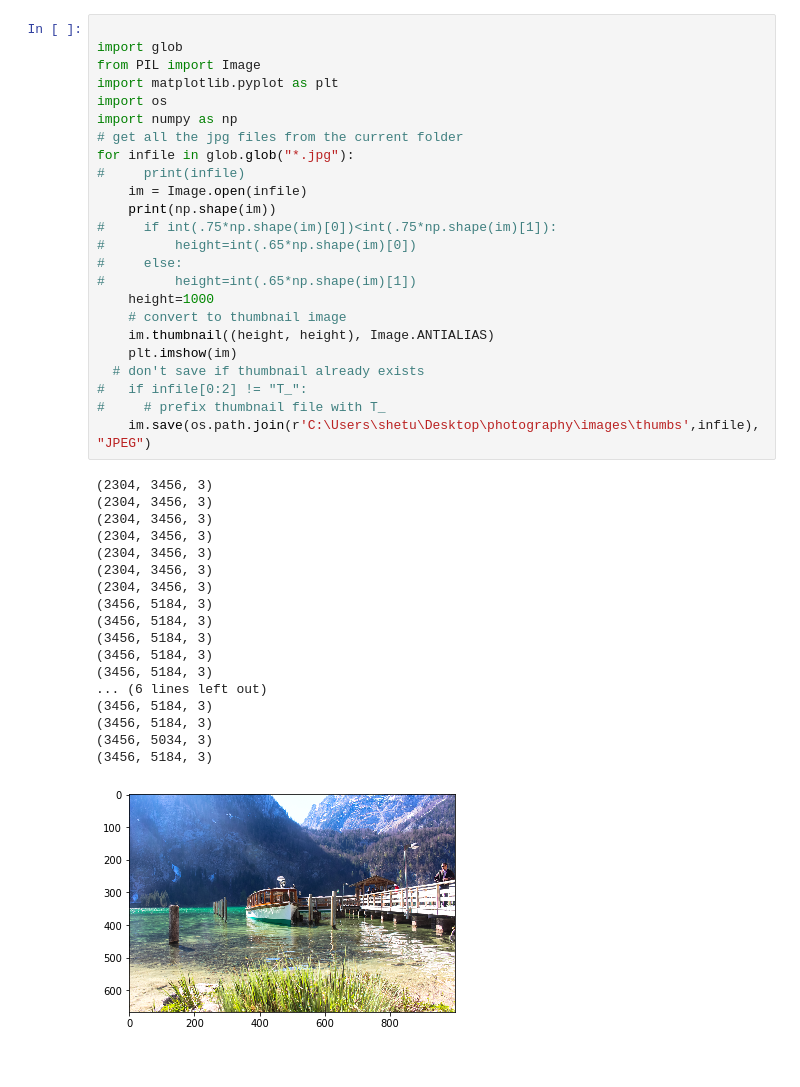
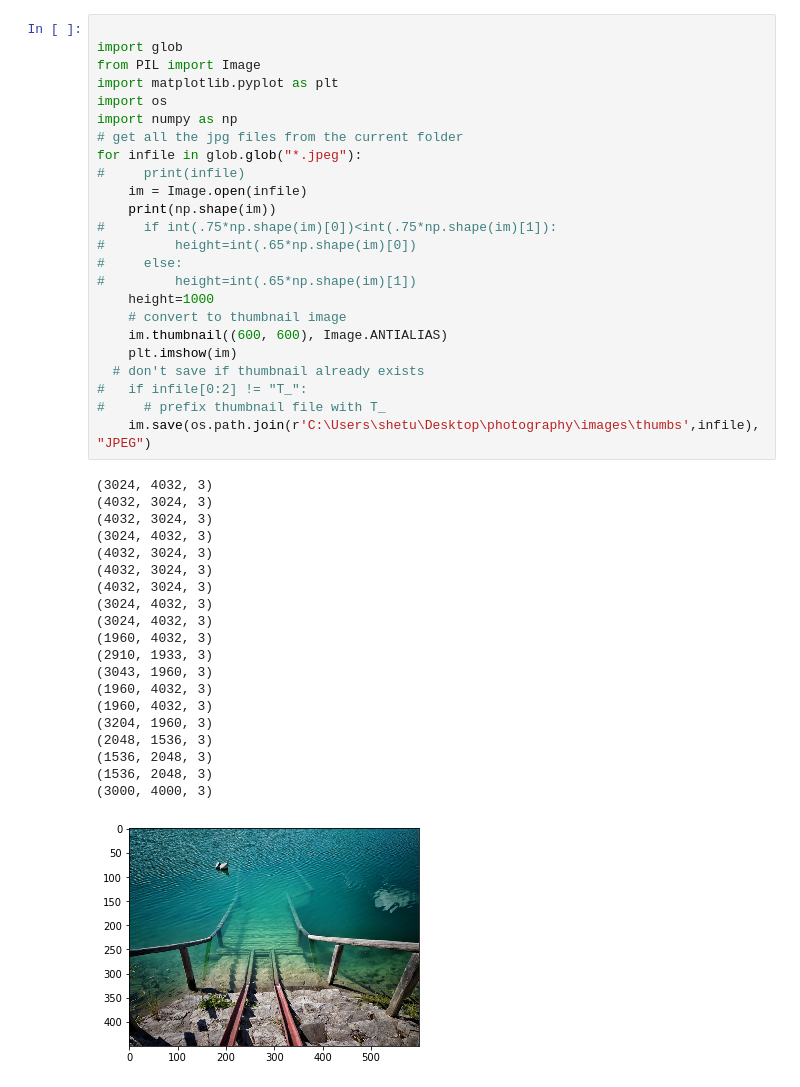
Before and after one commit to Shetu1994/photography, a Jupyter notebook: images/fulls/thumb.ipynb, the cells around one changed output. Cells and saved outputs as stored; diff of their text form.

```diff
--- a/images/fulls/thumb.ipynb
+++ b/images/fulls/thumb.ipynb
@@ -1,43 +1,45 @@
 # %%
 
 import glob
 from PIL import Image
 import matplotlib.pyplot as plt
 import os
 import numpy as np
 # get all the jpg files from the current folder
-for infile in glob.glob("*.jpg"):
+for infile in glob.glob("*.jpeg"):
 #     print(infile)
     im = Image.open(infile)
     print(np.shape(im))
 #     if int(.75*np.shape(im)[0])<int(.75*np.shape(im)[1]):
 #         height=int(.65*np.shape(im)[0])
 #     else:
 #         height=int(.65*np.shape(im)[1])
     height=1000
     # convert to thumbnail image
-    im.thumbnail((height, height), Image.ANTIALIAS)
+    im.thumbnail((600, 600), Image.ANTIALIAS)
     plt.imshow(im)
   # don't save if thumbnail already exists
 #   if infile[0:2] != "T_":
 #     # prefix thumbnail file with T_
     im.save(os.path.join(r'C:\Users\shetu\Desktop\photography\images\thumbs',infile), "JPEG")
 # %% [output]
-(2304, 3456, 3)
-(2304, 3456, 3)
-(2304, 3456, 3)
-(2304, 3456, 3)
-(2304, 3456, 3)
-(2304, 3456, 3)
-(2304, 3456, 3)
-(3456, 5184, 3)
-(3456, 5184, 3)
-(3456, 5184, 3)
-(3456, 5184, 3)
-(3456, 5184, 3)
-... (6 lines left out)
-(3456, 5184, 3)
-(3456, 5184, 3)
-(3456, 5034, 3)
-(3456, 5184, 3)
+(3024, 4032, 3)
+(4032, 3024, 3)
+(4032, 3024, 3)
+(3024, 4032, 3)
+(4032, 3024, 3)
+(4032, 3024, 3)
+(4032, 3024, 3)
+(3024, 4032, 3)
+(3024, 4032, 3)
+(1960, 4032, 3)
+(2910, 1933, 3)
+(3043, 1960, 3)
+(1960, 4032, 3)
+(1960, 4032, 3)
+(3204, 1960, 3)
+(2048, 1536, 3)
+(1536, 2048, 3)
+(1536, 2048, 3)
+(3000, 4000, 3)
-[figure, old version]
+[figure, new version]
```
Also changed, not shown: 12 other files.
